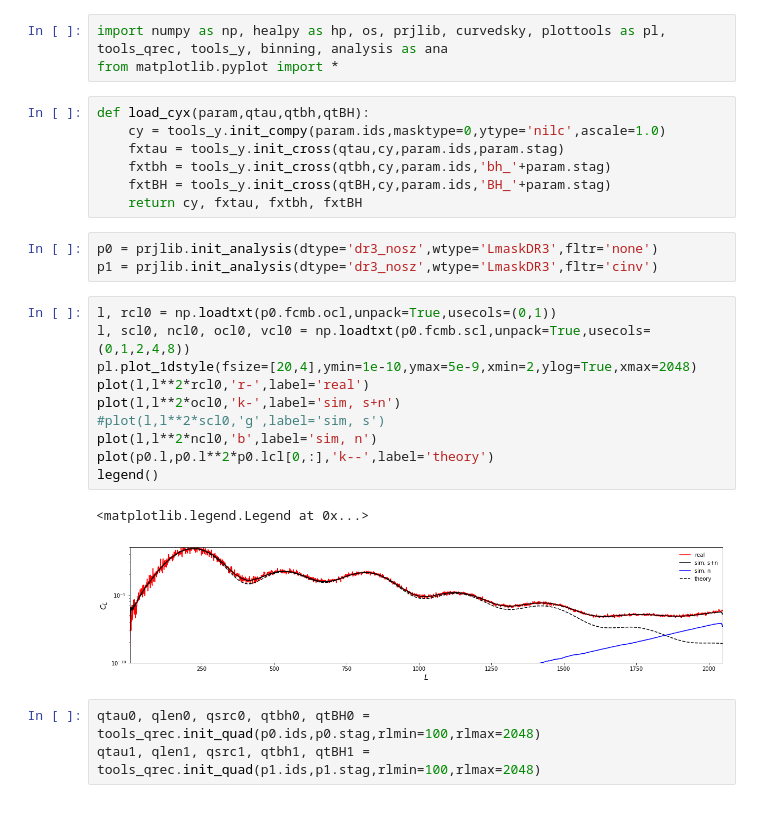
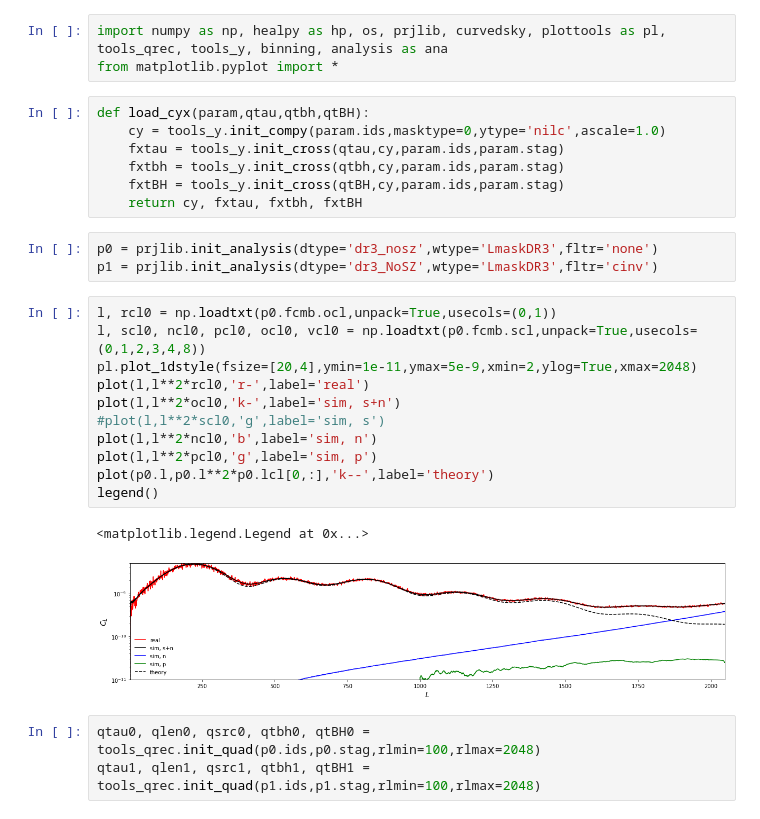
Before and after one commit to toshiyan/planck-tauxy, a Jupyter notebook: check_nosz.ipynb, the cells around one changed output. Cells and saved outputs as stored; diff of their text form.

```diff
--- a/check_nosz.ipynb
+++ b/check_nosz.ipynb
@@ -5,25 +5,26 @@ from matplotlib.pyplot import *
 def load_cyx(param,qtau,qtbh,qtBH):
     cy = tools_y.init_compy(param.ids,masktype=0,ytype='nilc',ascale=1.0)
     fxtau = tools_y.init_cross(qtau,cy,param.ids,param.stag)
-    fxtbh = tools_y.init_cross(qtbh,cy,param.ids,'bh_'+param.stag)
-    fxtBH = tools_y.init_cross(qtBH,cy,param.ids,'BH_'+param.stag)
+    fxtbh = tools_y.init_cross(qtbh,cy,param.ids,param.stag)
+    fxtBH = tools_y.init_cross(qtBH,cy,param.ids,param.stag)
     return cy, fxtau, fxtbh, fxtBH
 # %%
 p0 = prjlib.init_analysis(dtype='dr3_nosz',wtype='LmaskDR3',fltr='none')
-p1 = prjlib.init_analysis(dtype='dr3_nosz',wtype='LmaskDR3',fltr='cinv')
+p1 = prjlib.init_analysis(dtype='dr3_NoSZ',wtype='LmaskDR3',fltr='cinv')
 # %%
 l, rcl0 = np.loadtxt(p0.fcmb.ocl,unpack=True,usecols=(0,1))
-l, scl0, ncl0, ocl0, vcl0 = np.loadtxt(p0.fcmb.scl,unpack=True,usecols=(0,1,2,4,8))
-pl.plot_1dstyle(fsize=[20,4],ymin=1e-10,ymax=5e-9,xmin=2,ylog=True,xmax=2048)
+l, scl0, ncl0, pcl0, ocl0, vcl0 = np.loadtxt(p0.fcmb.scl,unpack=True,usecols=(0,1,2,3,4,8))
+pl.plot_1dstyle(fsize=[20,4],ymin=1e-11,ymax=5e-9,xmin=2,ylog=True,xmax=2048)
 plot(l,l**2*rcl0,'r-',label='real')
 plot(l,l**2*ocl0,'k-',label='sim, s+n')
 #plot(l,l**2*scl0,'g',label='sim, s')
 plot(l,l**2*ncl0,'b',label='sim, n')
+plot(l,l**2*pcl0,'g',label='sim, p')
 plot(p0.l,p0.l**2*p0.lcl[0,:],'k--',label='theory')
 legend()
 # %% [output]
 <matplotlib.legend.Legend at 0x...>
-[figure, old version]
+[figure, new version]
 # %%
 qtau0, qlen0, qsrc0, qtbh0, qtBH0 = tools_qrec.init_quad(p0.ids,p0.stag,rlmin=100,rlmax=2048)
 qtau1, qlen1, qsrc1, qtbh1, qtBH1 = tools_qrec.init_quad(p1.ids,p1.stag,rlmin=100,rlmax=2048)
```
Also changed, not shown: parts of 2 cells of this notebook, 4 other files.
